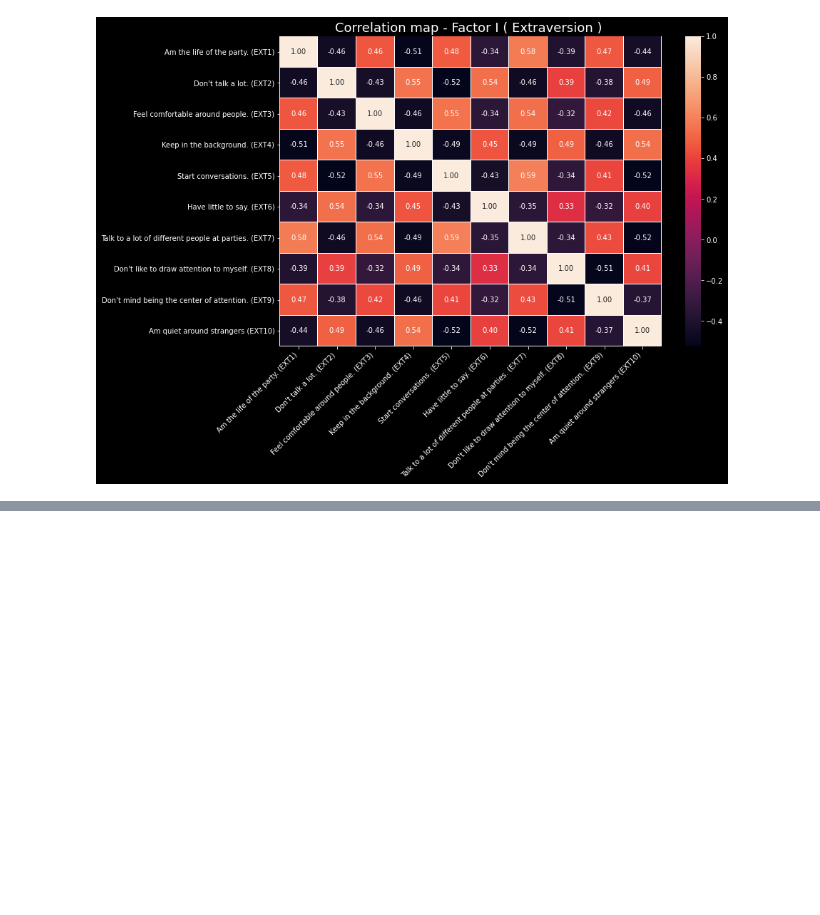
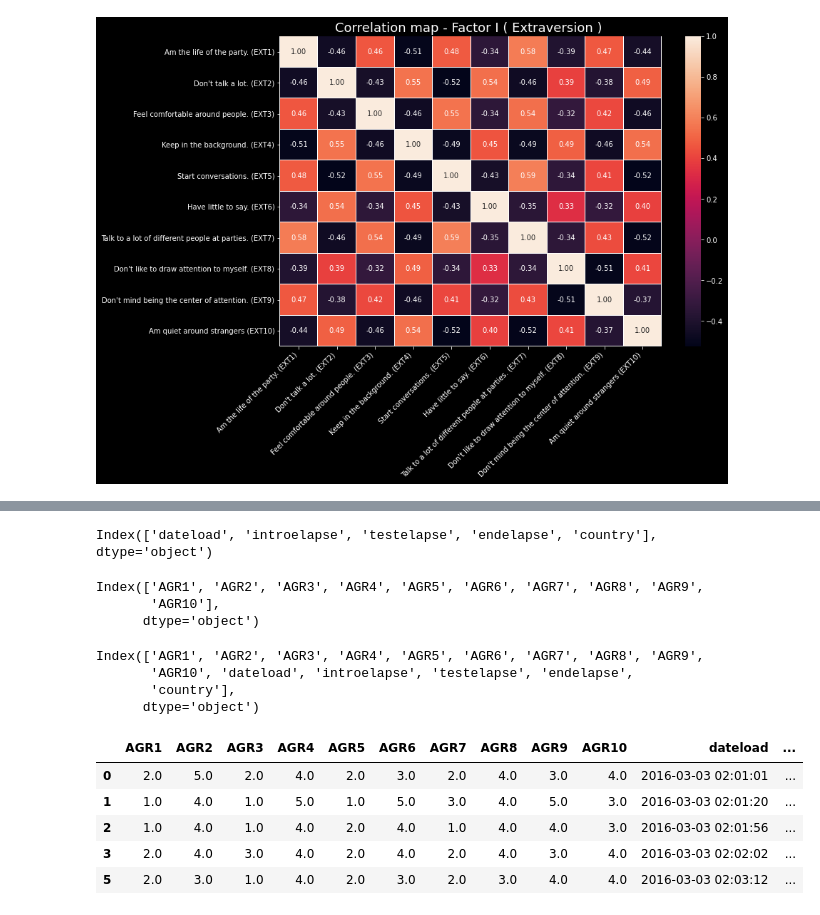
Before and after one commit to ArminD93/BigFivePersonalityTest, a Jupyter notebook: BigFivePersonality.ipynb, the cells around one changed output, grey strips where cells are left out. Saved outputs shown, nothing was run; the diff lists cells and outputs as text; code cells hidden in the pictures; blank space fills up the shorter version.

```diff
--- a/BigFivePersonality.ipynb
+++ b/BigFivePersonality.ipynb
@@ -776,0 +821,30 @@ plt.show()
+# %%
+info_cols = BigFive.columns[-7:-2]
+info_cols
+# %% [output]
+Index(['dateload', 'introelapse', 'testelapse', 'endelapse', 'country'], dtype='object')
+# %%
+Factor_II_Agreeableness_col_names =  BigFive.columns[20:30]
+Factor_II_Agreeableness_col_names
+# %% [output]
+Index(['AGR1', 'AGR2', 'AGR3', 'AGR4', 'AGR5', 'AGR6', 'AGR7', 'AGR8', 'AGR9',
+       'AGR10'],
+      dtype='object')
+# %%
+Factor_II_Agreeableness_col_names_with_info = Factor_II_Agreeableness_col_names.append(info_cols)
+Factor_II_Agreeableness_col_names_with_info
+# %% [output]
+Index(['AGR1', 'AGR2', 'AGR3', 'AGR4', 'AGR5', 'AGR6', 'AGR7', 'AGR8', 'AGR9',
+       'AGR10', 'dateload', 'introelapse', 'testelapse', 'endelapse',
+       'country'],
+      dtype='object')
+# %%
+Factor_II_Agreeableness = BigFive[ Factor_II_Agreeableness_col_names_with_info]
+Factor_II_Agreeableness.head()
+# %% [output]
+|  | AGR1 | AGR2 | AGR3 | AGR4 | AGR5 | AGR6 | AGR7 | AGR8 | AGR9 | AGR10 | dateload | ... |
+| 0 | 2.0 | 5.0 | 2.0 | 4.0 | 2.0 | 3.0 | 2.0 | 4.0 | 3.0 | 4.0 | 2016-03-03 02:01:01 | ... |
+| 1 | 1.0 | 4.0 | 1.0 | 5.0 | 1.0 | 5.0 | 3.0 | 4.0 | 5.0 | 3.0 | 2016-03-03 02:01:20 | ... |
+| 2 | 1.0 | 4.0 | 1.0 | 4.0 | 2.0 | 4.0 | 1.0 | 4.0 | 4.0 | 3.0 | 2016-03-03 02:01:56 | ... |
+| 3 | 2.0 | 4.0 | 3.0 | 4.0 | 2.0 | 4.0 | 2.0 | 4.0 | 3.0 | 4.0 | 2016-03-03 02:02:02 | ... |
+| 5 | 2.0 | 3.0 | 1.0 | 4.0 | 2.0 | 3.0 | 2.0 | 3.0 | 4.0 | 4.0 | 2016-03-03 02:03:12 | ... |
```
Also changed, not shown: parts of 15 cells of this notebook.
